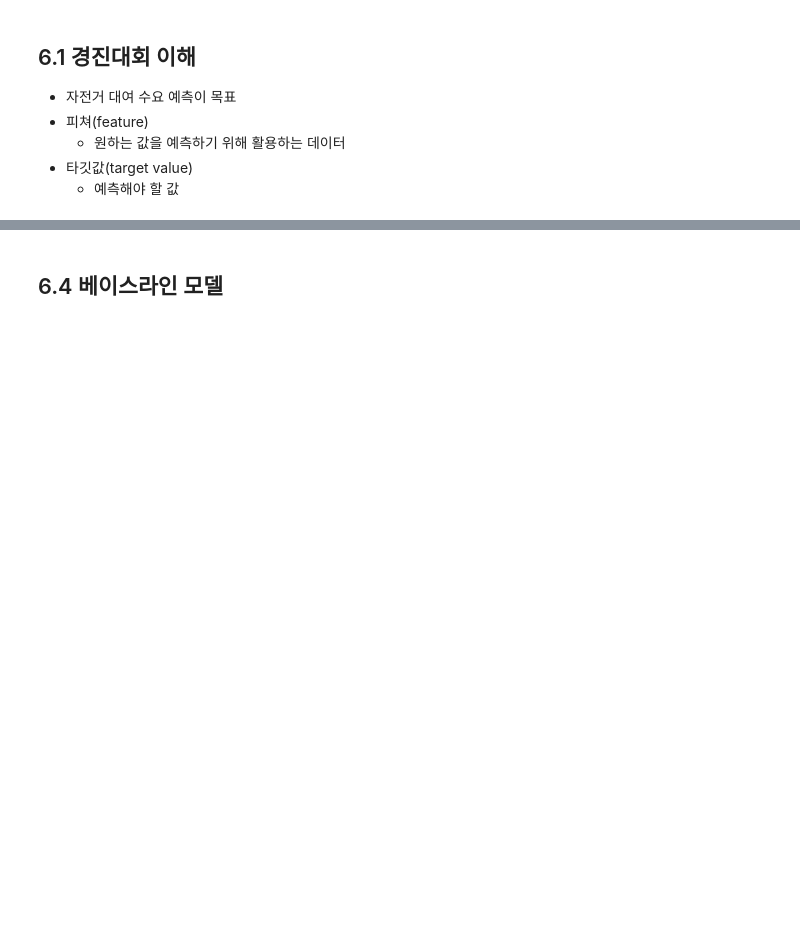
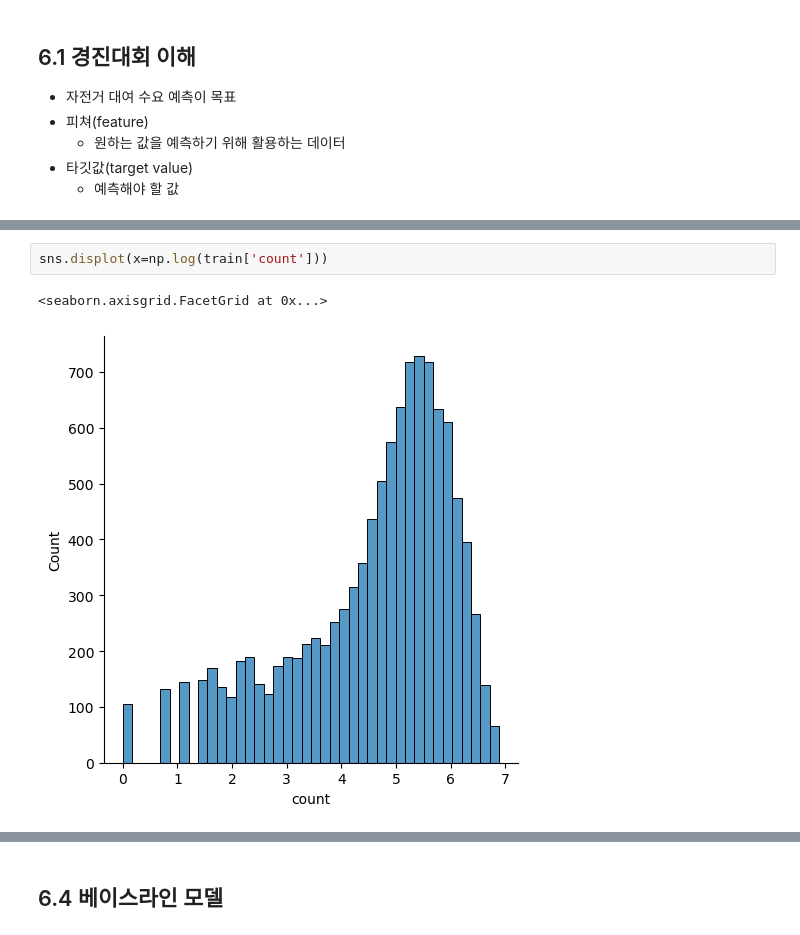
Before and after one commit to sajacaros/ai-competitions, a Jupyter notebook: playground/06_자전거대여수요예측.ipynb, the cells around one changed output, grey strips where cells are left out. Cells and saved outputs as stored; diff of their text form; blank space fills up the shorter version.

```diff
--- a/playground/06_자전거대여수요예측.ipynb
+++ b/playground/06_자전거대여수요예측.ipynb
@@ -25,0 +214,5 @@
+# %%
+sns.displot(x=np.log(train['count']))
+# %% [output]
+<seaborn.axisgrid.FacetGrid at 0x...>
+[figure, added]
```
Also changed, not shown: parts of 66 cells of this notebook, 4 other files.
